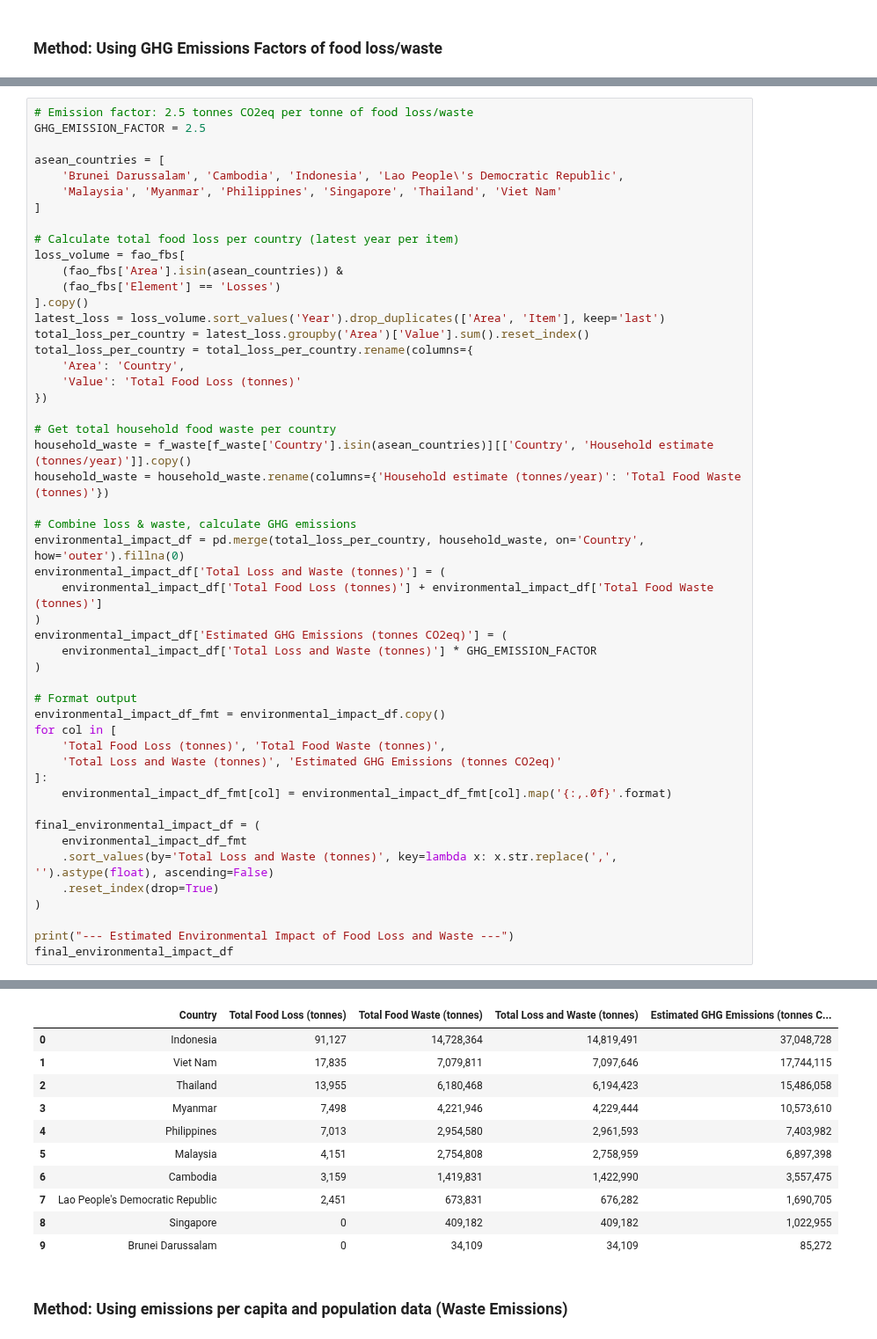
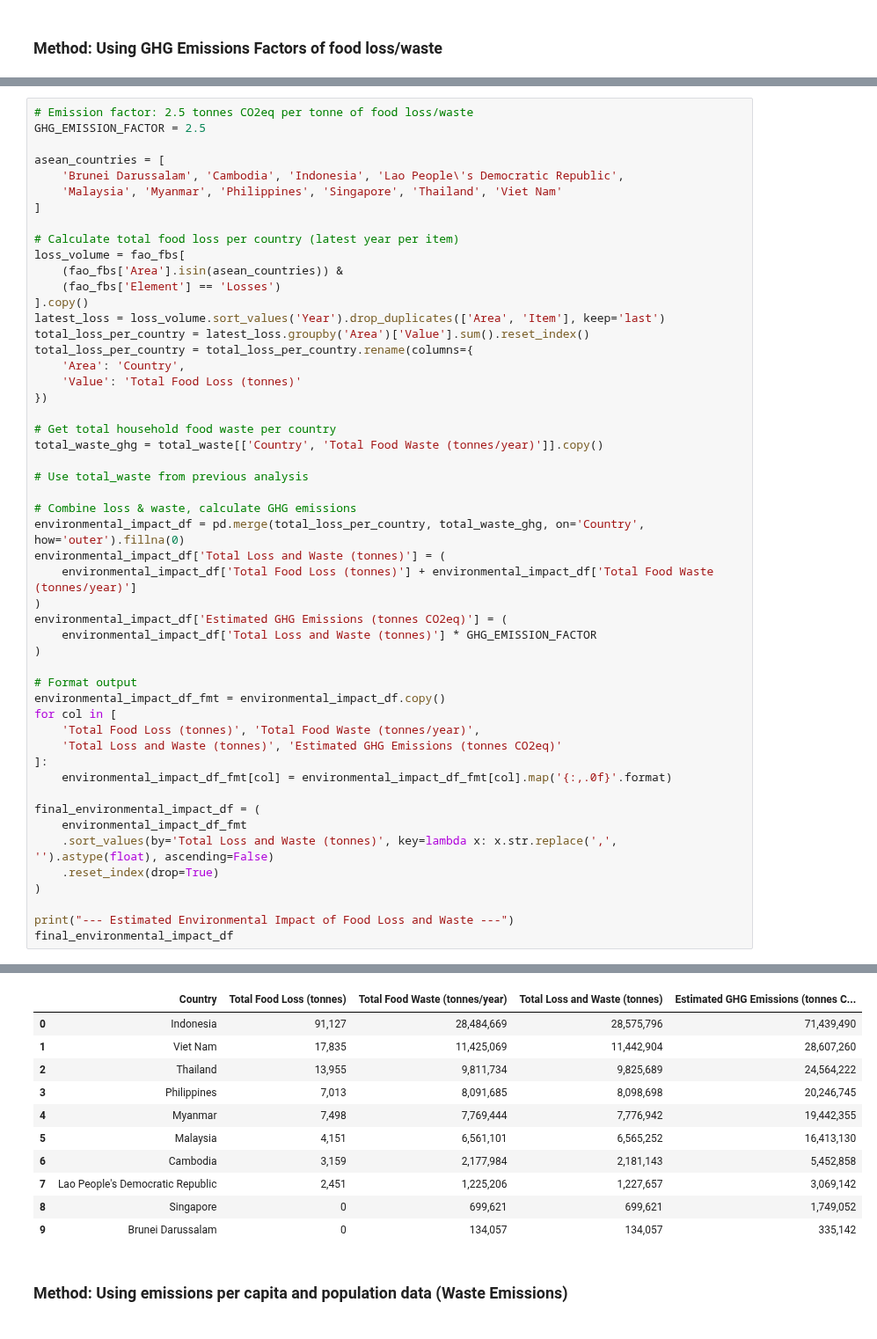
Before and after one commit to Azvier/asean-food-waste-sustainability, a Jupyter notebook: notebooks/data_analysis.ipynb, the cells around one changed output, grey strips where cells are left out. Shown at 88% size. Saved outputs shown, nothing was run; the diff lists cells and outputs as text.

Commit message:
feat(notebook): update food waste aggregation and GHG estimates
Improves environmental impact analysis by switching aggregation
to use total food waste per country instead of household-only figures.

```diff
--- a/notebooks/data_analysis.ipynb
+++ b/notebooks/data_analysis.ipynb
@@ -573,49 +587,50 @@ total_loss_per_country = total_loss_per_country.rename(columns={
     'Area': 'Country',
     'Value': 'Total Food Loss (tonnes)'
 })
 
 # Get total household food waste per country
-household_waste = f_waste[f_waste['Country'].isin(asean_countries)][['Country', 'Household estimate (tonnes/year)']].copy()
-household_waste = household_waste.rename(columns={'Household estimate (tonnes/year)': 'Total Food Waste (tonnes)'})
+total_waste_ghg = total_waste[['Country', 'Total Food Waste (tonnes/year)']].copy()
+
+# Use total_waste from previous analysis
 
 # Combine loss & waste, calculate GHG emissions
-environmental_impact_df = pd.merge(total_loss_per_country, household_waste, on='Country', how='outer').fillna(0)
+environmental_impact_df = pd.merge(total_loss_per_country, total_waste_ghg, on='Country', how='outer').fillna(0)
 environmental_impact_df['Total Loss and Waste (tonnes)'] = (
-    environmental_impact_df['Total Food Loss (tonnes)'] + environmental_impact_df['Total Food Waste (tonnes)']
+    environmental_impact_df['Total Food Loss (tonnes)'] + environmental_impact_df['Total Food Waste (tonnes/year)']
 )
 environmental_impact_df['Estimated GHG Emissions (tonnes CO2eq)'] = (
     environmental_impact_df['Total Loss and Waste (tonnes)'] * GHG_EMISSION_FACTOR
 )
 
 # Format output
 environmental_impact_df_fmt = environmental_impact_df.copy()
 for col in [
-    'Total Food Loss (tonnes)', 'Total Food Waste (tonnes)',
+    'Total Food Loss (tonnes)', 'Total Food Waste (tonnes/year)',
     'Total Loss and Waste (tonnes)', 'Estimated GHG Emissions (tonnes CO2eq)'
 ]:
     environmental_impact_df_fmt[col] = environmental_impact_df_fmt[col].map('{:,.0f}'.format)
 
 final_environmental_impact_df = (
     environmental_impact_df_fmt
     .sort_values(by='Total Loss and Waste (tonnes)', key=lambda x: x.str.replace(',', '').astype(float), ascending=False)
     .reset_index(drop=True)
 )
 
 print("--- Estimated Environmental Impact of Food Loss and Waste ---")
 final_environmental_impact_df
 # %% [output]
 --- Estimated Environmental Impact of Food Loss and Waste ---
-|  | Country | Total Food Loss (tonnes) | Total Food Waste (tonnes) | Total Loss and Waste (tonnes) | Estimated GHG Emissions (tonnes C... |
-| 0 | Indonesia | 91,127 | 14,728,364 | 14,819,491 | 37,048,728 |
-| 1 | Viet Nam | 17,835 | 7,079,811 | 7,097,646 | 17,744,115 |
-| 2 | Thailand | 13,955 | 6,180,468 | 6,194,423 | 15,486,058 |
-| 3 | Myanmar | 7,498 | 4,221,946 | 4,229,444 | 10,573,610 |
-| 4 | Philippines | 7,013 | 2,954,580 | 2,961,593 | 7,403,982 |
-| 5 | Malaysia | 4,151 | 2,754,808 | 2,758,959 | 6,897,398 |
-| 6 | Cambodia | 3,159 | 1,419,831 | 1,422,990 | 3,557,475 |
-| 7 | Lao People's Democratic Republic | 2,451 | 673,831 | 676,282 | 1,690,705 |
-| 8 | Singapore | 0 | 409,182 | 409,182 | 1,022,955 |
-| 9 | Brunei Darussalam | 0 | 34,109 | 34,109 | 85,272 |
+|  | Country | Total Food Loss (tonnes) | Total Food Waste (tonnes/year) | Total Loss and Waste (tonnes) | Estimated GHG Emissions (tonnes C... |
+| 0 | Indonesia | 91,127 | 28,484,669 | 28,575,796 | 71,439,490 |
+| 1 | Viet Nam | 17,835 | 11,425,069 | 11,442,904 | 28,607,260 |
+| 2 | Thailand | 13,955 | 9,811,734 | 9,825,689 | 24,564,222 |
+| 3 | Philippines | 7,013 | 8,091,685 | 8,098,698 | 20,246,745 |
+| 4 | Myanmar | 7,498 | 7,769,444 | 7,776,942 | 19,442,355 |
+| 5 | Malaysia | 4,151 | 6,561,101 | 6,565,252 | 16,413,130 |
+| 6 | Cambodia | 3,159 | 2,177,984 | 2,181,143 | 5,452,858 |
+| 7 | Lao People's Democratic Republic | 2,451 | 1,225,206 | 1,227,657 | 3,069,142 |
+| 8 | Singapore | 0 | 699,621 | 699,621 | 1,749,052 |
+| 9 | Brunei Darussalam | 0 | 134,057 | 134,057 | 335,142 |
 # %% [markdown]
 ### Method: Using emissions per capita and population data (Waste Emissions)
 # %%
```
Also changed, not shown: parts of 1 cell of this notebook.
